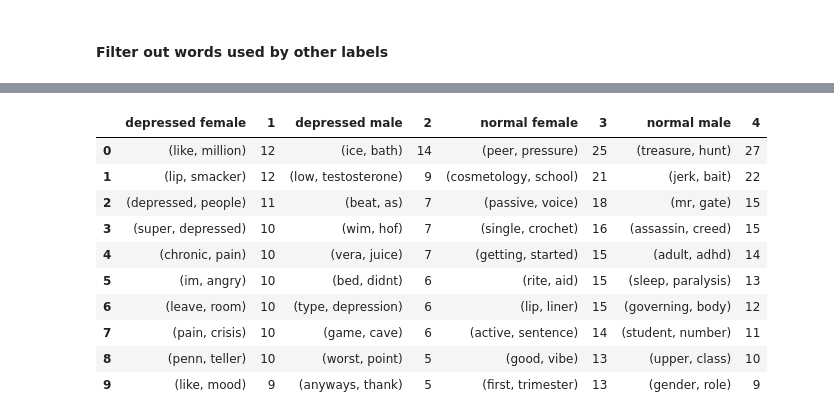
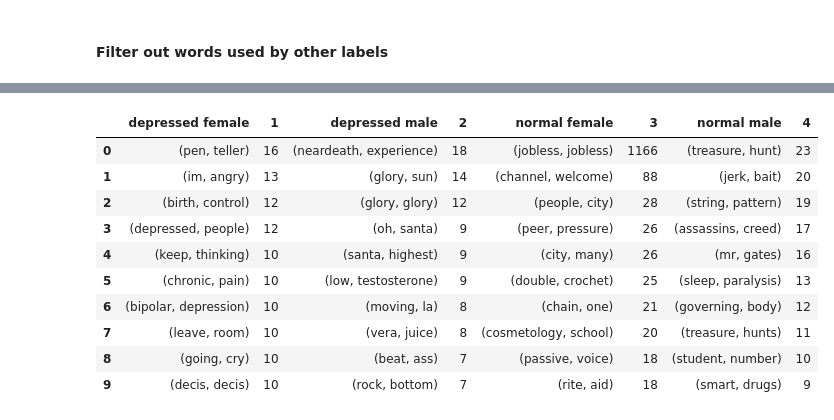
Before and after one commit to StanMey/Master_thesis_DVlog, a Jupyter notebook: notebooks/transcripts_exploration.ipynb, the cells around one changed output, grey strips where cells are left out. Cells and saved outputs as stored; diff of their text form; code cells hidden in the pictures.

```diff
--- a/notebooks/transcripts_exploration.ipynb
+++ b/notebooks/transcripts_exploration.ipynb
@@ -20,6 +24,8 @@ plt.style.use("./figures/thesis.mplstyle")
 sns.set_theme()
 # %%
 # load in the data from the excel file
-df_data = pd.read_excel("./data/dvlog.xlsx")
+df_data = pd.read_excel("../data/dvlog_transcripts.xlsx")
+df_data.drop(["transcript", "transcript annotated"], axis=1, inplace=True)
+
 df_data.head()
 # %% [output]
@@ -120,8 +161,8 @@ def preprocess_string(text: str, stop_words: set = set(stopwords.words("english"
     return text
 
 # preprocess each string and get it with and without stop words included for further analysis
-df_filter_data["preprocessed_with_stop"] = df_filter_data["transcript"].apply(preprocess_string)
-df_filter_data["preprocessed_without_stop"] = df_filter_data["transcript"].apply(lambda x: preprocess_string(x, without_stop=True))
-df_filter_data["preprocessed_without_stop_with_lemma"] = df_filter_data["transcript"].apply(lambda x: preprocess_string(x, without_stop=True, with_lemma=True))
-df_filter_data.head(3)
+df_annotations["preprocessed_with_stop"] = df_annotations["transcripts"].apply(preprocess_string)
+df_annotations["preprocessed_without_stop"] = df_annotations["transcripts"].apply(lambda x: preprocess_string(x, without_stop=True))
+df_annotations["preprocessed_without_stop_with_lemma"] = df_annotations["transcripts"].apply(lambda x: preprocess_string(x, without_stop=True, with_lemma=True))
+df_annotations.head(3)
 # %% [output]
@@ -132,11 +173,11 @@ df_filter_data.head(3)
 # %%
 # Get the amount of tokens used for per gender
-df_filter_data["num_tokens"] = df_filter_data["preprocessed_with_stop"].apply(lambda x: len(x.split()))
+df_annotations["num_tokens"] = df_annotations["preprocessed_with_stop"].apply(lambda x: len(x.split()))
 
 # plot the difference in length of the transcripts
 fig, (ax1, ax2) = plt.subplots(1, 2, sharey=True)
-sns.boxplot(x='label', y='num_tokens', data=df_filter_data, ax=ax1)
-sns.boxplot(x='gender', y='num_tokens', data=df_filter_data, ax=ax2)
+sns.boxplot(x='label', y='num_tokens', data=df_annotations, ax=ax1)
+sns.boxplot(x='gender', y='num_tokens', data=df_annotations, ax=ax2)
 
 ax1.set_ylabel("Tokens used")
 ax1.set_title('Difference between labels')
@@ -214,13 +255,14 @@ df.head(10)
 # %%
 # get the difference in top n words without stop words between both labels combined with gender
-n_gram_size = 3
+n_gram_size = 2
 column = "preprocessed_without_stop"
+# column = "preprocessed_without_stop_with_lemma"
 
-depr_f = get_top_n_words(df_filter_data, column, 10, ("label", "depression", "gender", "f"), n_gram_size)
-depr_m = get_top_n_words(df_filter_data, column, 10, ("label", "depression", "gender", "m"), n_gram_size)
+depr_f = get_top_n_words(df_annotations, column, 10, ("label", "depression", "gender", "f"), n_gram_size)
+depr_m = get_top_n_words(df_annotations, column, 10, ("label", "depression", "gender", "m"), n_gram_size)
 
-norm_f = get_top_n_words(df_filter_data, column, 10, ("label", "normal", "gender", "f"), n_gram_size)
-norm_m = get_top_n_words(df_filter_data, column, 10, ("label", "normal", "gender", "m"), n_gram_size)
+norm_f = get_top_n_words(df_annotations, column, 10, ("label", "normal", "gender", "f"), n_gram_size)
+norm_m = get_top_n_words(df_annotations, column, 10, ("label", "normal", "gender", "m"), n_gram_size)
 
 df_list = []
 columns= ["depressed female", 1, "depressed male", 2, "normal female", 3, "normal male", 4]
@@ -311,31 +358,31 @@ df.head(10)
 # %%
 ### get the difference in top n words without stop words between both labels combined with gender
 n_gram_size = 2
 column = "preprocessed_without_stop_with_lemma"
-# column = "preprocessed_without_stop"
+column = "preprocessed_without_stop"
 
-depr_f = get_filtered_top_n_words(df_filter_data, column, 10, ("label", "depression", "gender", "f"), n_gram_size)
-depr_m = get_filtered_top_n_words(df_filter_data, column, 10, ("label", "depression", "gender", "m"), n_gram_size)
+depr_f = get_filtered_top_n_words(df_annotations, column, 10, ("label", "depression", "gender", "f"), n_gram_size)
+depr_m = get_filtered_top_n_words(df_annotations, column, 10, ("label", "depression", "gender", "m"), n_gram_size)
 
-norm_f = get_filtered_top_n_words(df_filter_data, column, 10, ("label", "normal", "gender", "f"), n_gram_size)
-norm_m = get_filtered_top_n_words(df_filter_data, column, 10, ("label", "normal", "gender", "m"), n_gram_size)
+norm_f = get_filtered_top_n_words(df_annotations, column, 10, ("label", "normal", "gender", "f"), n_gram_size)
+norm_m = get_filtered_top_n_words(df_annotations, column, 10, ("label", "normal", "gender", "m"), n_gram_size)
 
 df_list = []
 columns= ["depressed female", 1, "depressed male", 2, "normal female", 3, "normal male", 4]
 for x1, x2, x3, x4 in zip(depr_f, depr_m, norm_f, norm_m):
     df_list.append(x1 + x2 + x3 + x4)
 
 df = pd.DataFrame(df_list, columns=columns)
 df.head(10)
 # %% [output]
 |  | depressed female | 1 | depressed male | 2 | normal female | 3 | normal male | 4 |
-| 0 | (like, million) | 12 | (ice, bath) | 14 | (peer, pressure) | 25 | (treasure, hunt) | 27 |
-| 1 | (lip, smacker) | 12 | (low, testosterone) | 9 | (cosmetology, school) | 21 | (jerk, bait) | 22 |
-| 2 | (depressed, people) | 11 | (beat, as) | 7 | (passive, voice) | 18 | (mr, gate) | 15 |
-| 3 | (super, depressed) | 10 | (wim, hof) | 7 | (single, crochet) | 16 | (assassin, creed) | 15 |
-| 4 | (chronic, pain) | 10 | (vera, juice) | 7 | (getting, started) | 15 | (adult, adhd) | 14 |
-| 5 | (im, angry) | 10 | (bed, didnt) | 6 | (rite, aid) | 15 | (sleep, paralysis) | 13 |
-| 6 | (leave, room) | 10 | (type, depression) | 6 | (lip, liner) | 15 | (governing, body) | 12 |
-| 7 | (pain, crisis) | 10 | (game, cave) | 6 | (active, sentence) | 14 | (student, number) | 11 |
-| 8 | (penn, teller) | 10 | (worst, point) | 5 | (good, vibe) | 13 | (upper, class) | 10 |
-| 9 | (like, mood) | 9 | (anyways, thank) | 5 | (first, trimester) | 13 | (gender, role) | 9 |
+| 0 | (pen, teller) | 16 | (neardeath, experience) | 18 | (jobless, jobless) | 1166 | (treasure, hunt) | 23 |
+| 1 | (im, angry) | 13 | (glory, sun) | 14 | (channel, welcome) | 88 | (jerk, bait) | 20 |
+| 2 | (birth, control) | 12 | (glory, glory) | 12 | (people, city) | 28 | (string, pattern) | 19 |
+| 3 | (depressed, people) | 12 | (oh, santa) | 9 | (peer, pressure) | 26 | (assassins, creed) | 17 |
+| 4 | (keep, thinking) | 10 | (santa, highest) | 9 | (city, many) | 26 | (mr, gates) | 16 |
+| 5 | (chronic, pain) | 10 | (low, testosterone) | 9 | (double, crochet) | 25 | (sleep, paralysis) | 13 |
+| 6 | (bipolar, depression) | 10 | (moving, la) | 8 | (chain, one) | 21 | (governing, body) | 12 |
+| 7 | (leave, room) | 10 | (vera, juice) | 8 | (cosmetology, school) | 20 | (treasure, hunts) | 11 |
+| 8 | (going, cry) | 10 | (beat, ass) | 7 | (passive, voice) | 18 | (student, number) | 10 |
+| 9 | (decis, decis) | 10 | (rock, bottom) | 7 | (rite, aid) | 18 | (smart, drugs) | 9 |
```
Also changed, not shown: parts of 15 cells of this notebook.
